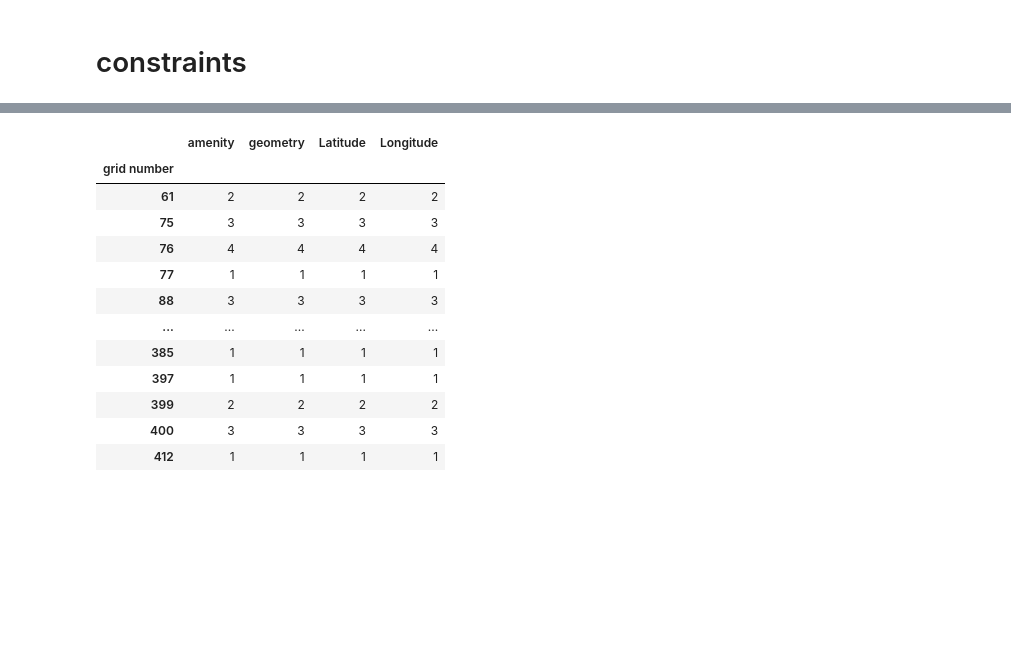
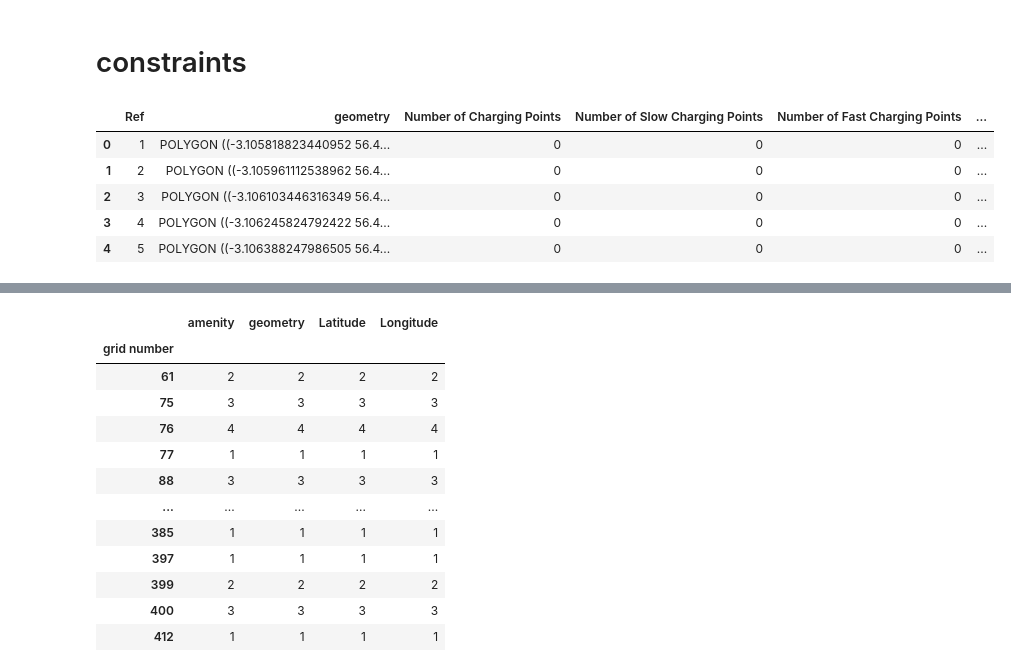
Before and after one commit to s2401564/mmcs-project, a Jupyter notebook: project.ipynb, the cells around one changed output, grey strips where cells are left out. Drawn from its saved outputs; the diff is of its cells as text; code cells hidden in the pictures; blank space fills up the shorter version.

```diff
--- a/project.ipynb
+++ b/project.ipynb
@@ -172,3 +172,17 @@ y = np.array([xp.var( name='y_{0}_{1}'.format(t,i+1))
                     for t in years for i in grids], dtype=xp.npvar).reshape(number_of_years, number_of_grids)
 # %% [markdown]
 # constraints
+# %%
+# check whether there is a grid with demand cannot be satisfied be itself or its neighbours
+demand['sum_demand'] = demand.Demand_0 + demand.Demand_1 + demand.Demand_2 + demand.Demand_3
+# %%
+demand['sum_charg_point'] = demand['Number of Charging Points'] + demand['Number of Potential Locations']
+# %%
+demand.head()
+# %% [output]
+|  | Ref | geometry | Number of Charging Points | Number of Slow Charging Points | Number of Fast Charging Points | ... |
+| 0 | 1 | POLYGON ((-3.105818823440952 56.4... | 0 | 0 | 0 | ... |
+| 1 | 2 | POLYGON ((-3.105961112538962 56.4... | 0 | 0 | 0 | ... |
+| 2 | 3 | POLYGON ((-3.106103446316349 56.4... | 0 | 0 | 0 | ... |
+| 3 | 4 | POLYGON ((-3.106245824792422 56.4... | 0 | 0 | 0 | ... |
+| 4 | 5 | POLYGON ((-3.106388247986505 56.4... | 0 | 0 | 0 | ... |
```
Also changed, not shown: parts of 20 cells of this notebook.
